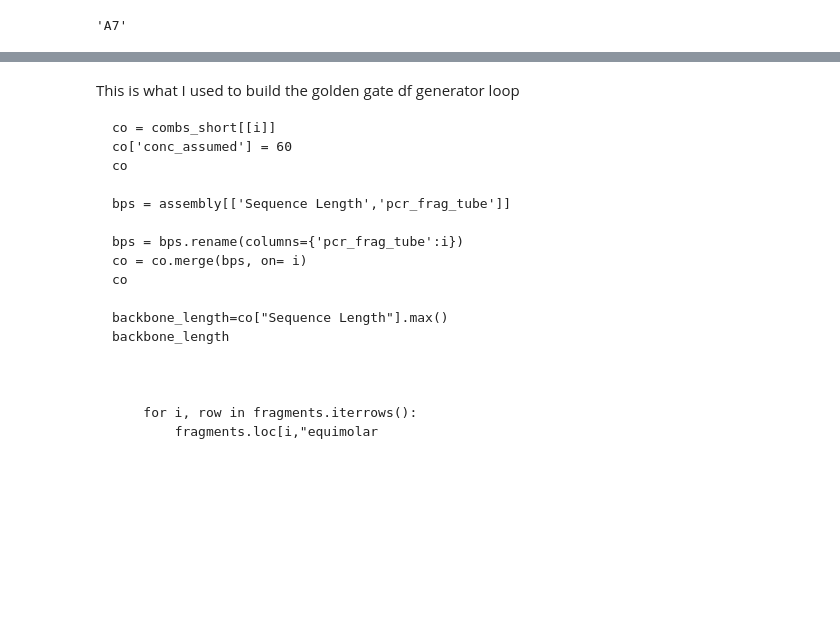
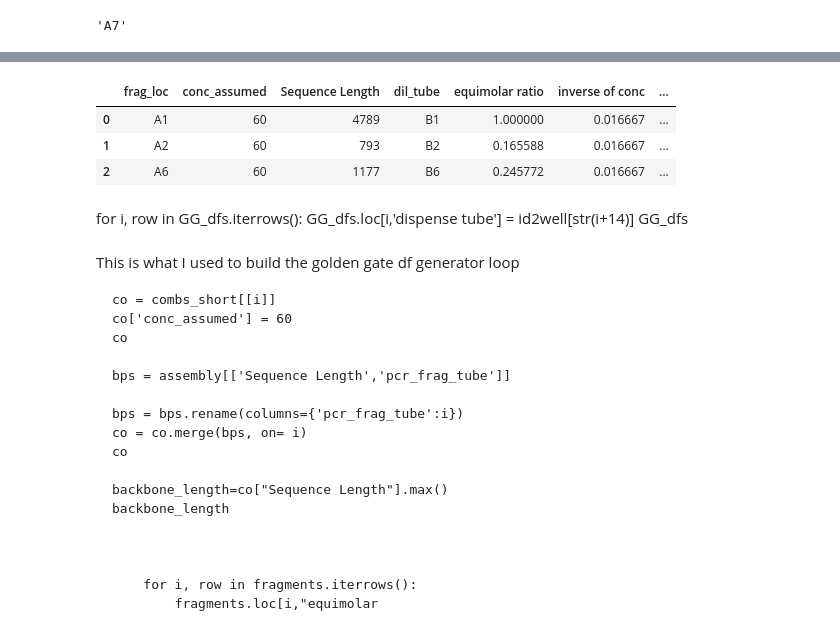
Before and after one commit to PlantSynBioLab/AssemblyTron, a Jupyter notebook: Golden_Gate/Part1_PCR_Mason/Part1_PCR.ipynb, the cells around one changed output, grey strips where cells are left out. Drawn from its saved outputs; the diff is of its cells as text; code cells hidden in the pictures; blank space fills up the shorter version.

```diff
--- a/Golden_Gate/Part1_PCR_Mason/Part1_PCR.ipynb
+++ b/Golden_Gate/Part1_PCR_Mason/Part1_PCR.ipynb
@@ -1152,3 +1164,4 @@ combs_short
 gg1 = pandas.DataFrame()
 gg2 = pandas.DataFrame()
 gg3 = pandas.DataFrame()
+gg4 = pandas.DataFrame()
@@ -1239,3 +1328,14 @@ gg3
+# %%
+gg4
+# %% [output]
+|  | frag_loc | conc_assumed | Sequence Length | dil_tube | equimolar ratio | inverse of conc | ... |
+| 0 | A1 | 60 | 4789 | B1 | 1.000000 | 0.016667 | ... |
+| 1 | A2 | 60 | 793 | B2 | 0.165588 | 0.016667 | ... |
+| 2 | A6 | 60 | 1177 | B6 | 0.245772 | 0.016667 | ... |
+# %% [markdown]
+for i, row in GG_dfs.iterrows():
+    GG_dfs.loc[i,'dispense tube'] = id2well[str(i+14)]
+GG_dfs
 # %% [markdown]
 This is what I used to build the golden gate df generator loop
 
```
Also changed, not shown: parts of 13 cells of this notebook.
